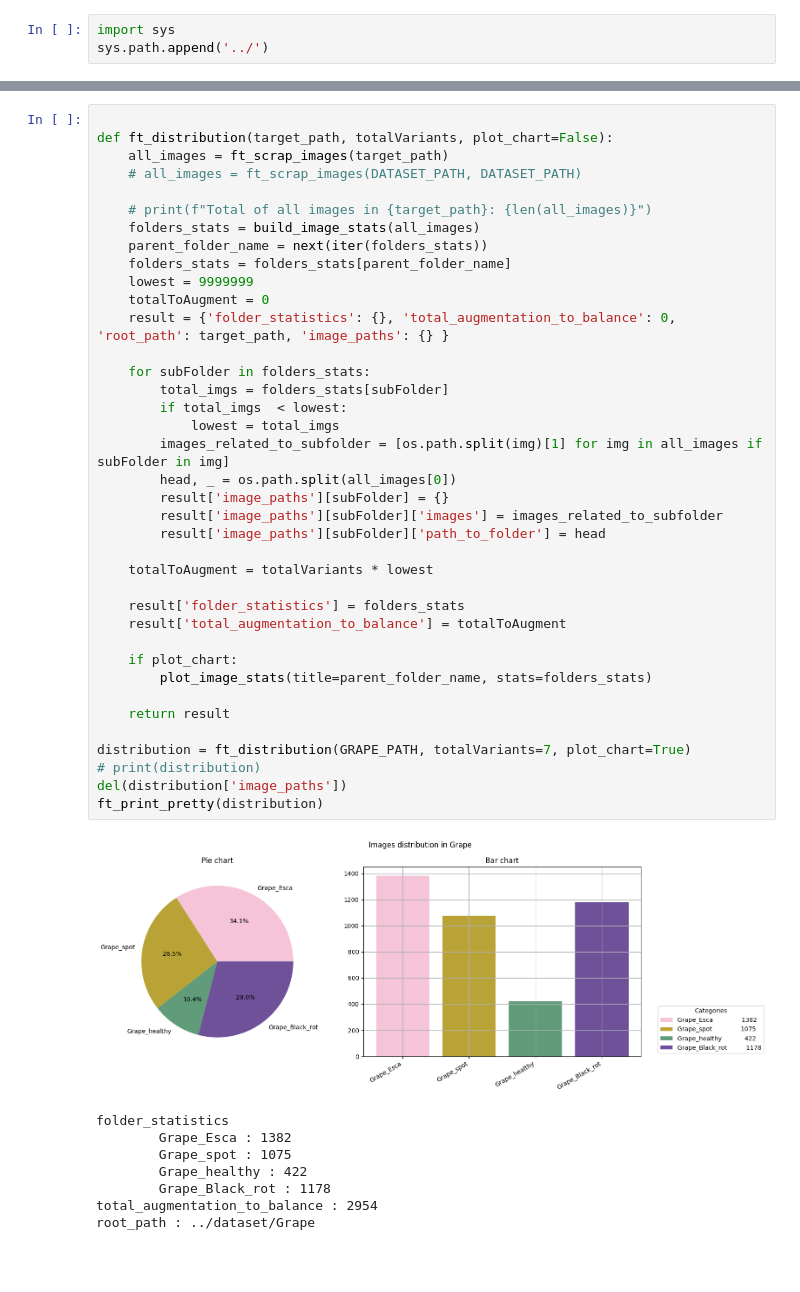
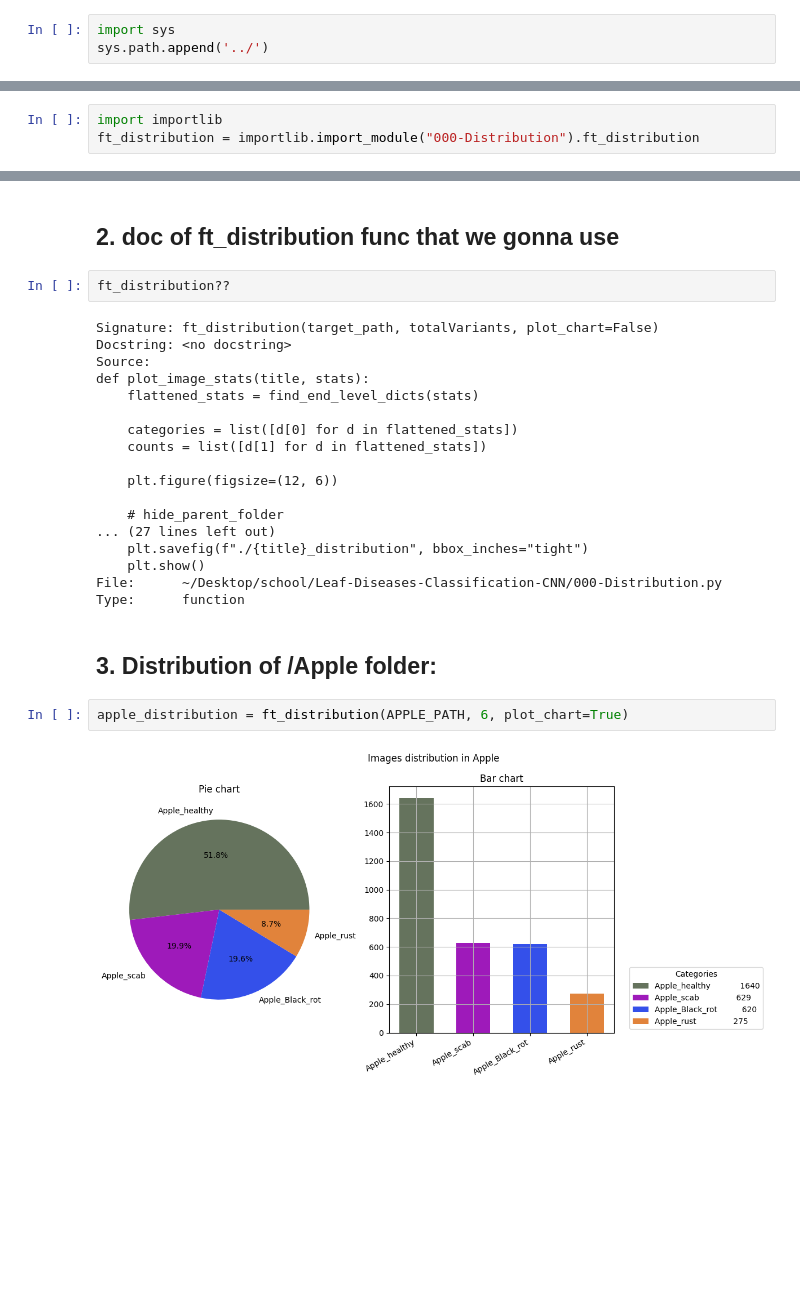
Before and after one commit to aallali/Leaf-Diseases-Classification, a Jupyter notebook: notebooks/000-Distribution.ipynb, the cells around one changed output, grey strips where cells are left out. Drawn from its saved outputs; the diff is of its cells as text; blank space fills up the shorter version.

Commit message:
[update] : @ notebooks/000-Distribution.ipynb

```diff
--- a/notebooks/000-Distribution.ipynb
+++ b/notebooks/000-Distribution.ipynb
@@ -17,3 +8,6 @@ from libft import ft_list_imgs_and_folders, ft_scrap_images, ft_print_pretty, ft
+# %%
+import importlib
+ft_distribution = importlib.import_module("000-Distribution").ft_distribution
 # %%
 DATASET_PATH = "../dataset/"
 APPLE_PATH = DATASET_PATH + "Apple"
@@ -76,49 +16,28 @@ def plot_image_stats(title, stats):
-# %%
-
-def ft_distribution(target_path, totalVariants, plot_chart=False):
-    all_images = ft_scrap_images(target_path)
-    # all_images = ft_scrap_images(DATASET_PATH, DATASET_PATH)
-
-    # print(f"Total of all images in {target_path}: {len(all_images)}")
-    folders_stats = build_image_stats(all_images)
-    parent_folder_name = next(iter(folders_stats))
-    folders_stats = folders_stats[parent_folder_name]
-    lowest = 9999999
-    totalToAugment = 0
-    result = {'folder_statistics': {}, 'total_augmentation_to_balance': 0, 'root_path': target_path, 'image_paths': {} }
-
-    for subFolder in folders_stats:
-        total_imgs = folders_stats[subFolder]
-        if total_imgs  < lowest:
-            lowest = total_imgs
-        images_related_to_subfolder = [os.path.split(img)[1] for img in all_images if subFolder in img]
-        head, _ = os.path.split(all_images[0])
-        result['image_paths'][subFolder] = {}
-        result['image_paths'][subFolder]['images'] = images_related_to_subfolder
-        result['image_paths'][subFolder]['path_to_folder'] = head
-
-    totalToAugment = totalVariants * lowest
-
-    result['folder_statistics'] = folders_stats
-    result['total_augmentation_to_balance'] = totalToAugment
-
-    if plot_chart:
-        plot_image_stats(title=parent_folder_name, stats=folders_stats)
-
-    return result
-
-distribution = ft_distribution(GRAPE_PATH, totalVariants=7, plot_chart=True)
-# print(distribution)
-del(distribution['image_paths'])
-ft_print_pretty(distribution)
-# %% [output]
-[figure, removed]
-folder_statistics
-        Grape_Esca : 1382
-        Grape_spot : 1075
-        Grape_healthy : 422
-        Grape_Black_rot : 1178
-total_augmentation_to_balance : 2954
-root_path : ../dataset/Grape
-# %% [markdown]
-#
+# %% [markdown]
+## 2. doc of ft_distribution func that we gonna use
+# %%
+ft_distribution??
+# %% [output]
+Signature: ft_distribution(target_path, totalVariants, plot_chart=False)
+Docstring: <no docstring>
+Source:
+def plot_image_stats(title, stats):
+    flattened_stats = find_end_level_dicts(stats)
+
+    categories = list([d[0] for d in flattened_stats])
+    counts = list([d[1] for d in flattened_stats])
+
+    plt.figure(figsize=(12, 6))
+
+    # hide_parent_folder
+... (27 lines left out)
+    plt.savefig(f"./{title}_distribution", bbox_inches="tight")
+    plt.show()
+File:      ~/Desktop/school/Leaf-Diseases-Classification-CNN/000-Distribution.py
+Type:      function
+# %% [markdown]
+## 3. Distribution of /Apple folder:
+# %%
+apple_distribution = ft_distribution(APPLE_PATH, 6, plot_chart=True)
+# %% [output]
+[figure, added]
```
Also changed, not shown: parts of 20 cells of this notebook.
